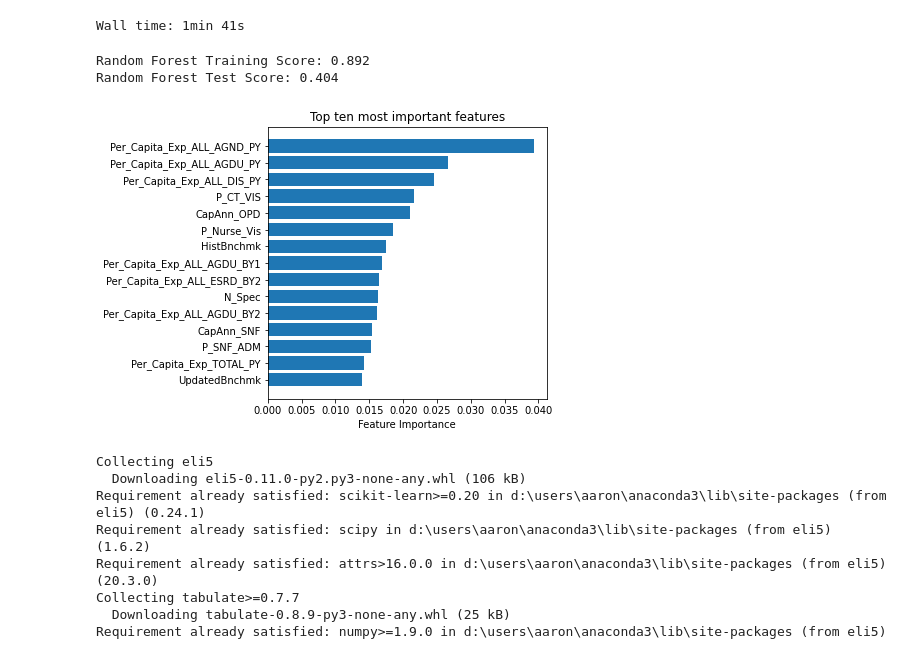
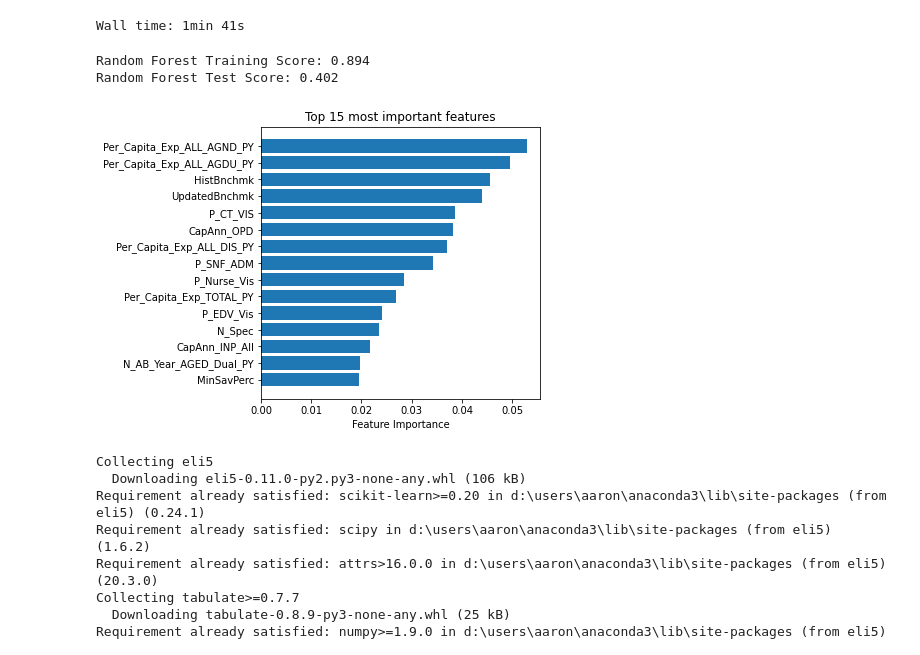
Before and after one commit to eshantewari/cs109-final-project, a Jupyter notebook: Random Forest Model.ipynb, the cells around one changed output. Cells and saved outputs as stored; diff of their text form; code cells hidden in the pictures.

Commit message:
Updated random forest
Tried a smaller set of predictors and removed correlations with risk model.

```diff
--- a/Random Forest Model.ipynb
+++ b/Random Forest Model.ipynb
@@ -30,6 +53,8 @@ data = pd.read_csv("performance_year_financial_and_quality_results_puf_2020_01_0
 # %%
 #all of these are directly tied to the response variable and as such we do not want them as predictors
-vars_to_exclude = ["EarnSaveLoss", "GenSaveLoss","BnchmkMinExp"]
+vars_to_exclude = ["EarnSaveLoss", "GenSaveLoss", "BnchmkMinExp", 'Current_Track_1', 'Current_Track_2', 'Current_Track_3',
+                   'Current_Track_1_Plus', 'Current_BASIC_A', 'Current_BASIC_B', 'Current_BASIC_C', 'Current_BASIC_D',
+                   'Current_BASIC_E', 'Current_ENHANCED', 'Adv_Pay', 'RevLossLimit']
 data_mod = data.drop(vars_to_exclude, axis=1)
 
 #Drop non-relevant categorial columns
@@ -45,7 +70,7 @@ data_mod = pd.get_dummies(data_mod, columns=cat_cols_to_encode)
 nans = ['DisAdj', 'PosRegAdj', 'Adv_Pay_Amt','Adv_Pay_Recoup']
 data_mod = data_mod.drop(nans, axis=1)
 
-X = data_mod.drop(['Sav_rate'], axis=1)
+X = data_mod.drop(['Sav_rate', 'Risk_Model_One-Sided'], axis=1)
 y = data_mod['Sav_rate']
 
 X_train, X_test, y_train, y_test = train_test_split(X, y, train_size=.8, random_state=34)
@@ -262,29 +287,29 @@ Wall time: 1min 41s
 # %%
 # Create and train Random Forest Regressor
 rf = RandomForestRegressor(max_features='sqrt', max_depth=12, random_state=32, n_estimators=275)
 rf.fit(X_train, y_train)
 
 print(f"Random Forest Training Score: {rf.score(X_train, y_train):.3f}")
 print(f"Random Forest Test Score: {rf.score(X_test, y_test):.3f}")
 
 # Find most important feautres
 cols = X.columns
 feat_importances = rf.feature_importances_
 
 importance, features = (list(t) for t in zip(*sorted(zip(feat_importances, cols))))
 
 figure, ax = plt.subplots(figsize=(5,5))
 
 num_features = 15
 ax.barh(np.arange(num_features), importance[-num_features: ], align='center', tick_label=features[-num_features: ])
 ax.set_xlabel('Feature Importance')
-ax.set_title('Top ten most important features')
+ax.set_title('Top 15 most important features')
 
 plt.show()
 # %% [output]
-Random Forest Training Score: 0.892
-Random Forest Test Score: 0.404
+Random Forest Training Score: 0.894
+Random Forest Test Score: 0.402
-[figure, old version]
+[figure, new version]
 # %%
 #pip install eli5
 # %% [output]
```
Also changed, not shown: parts of 2 cells of this notebook, 1 other file.
